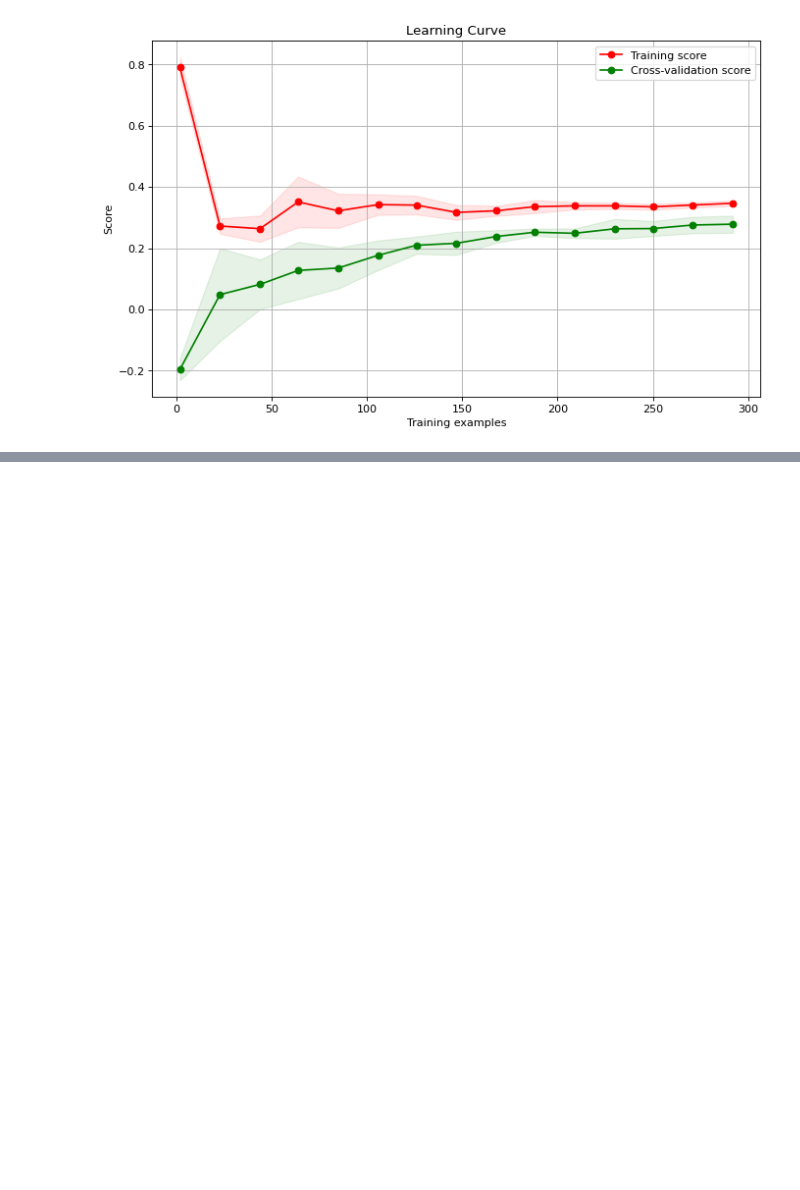
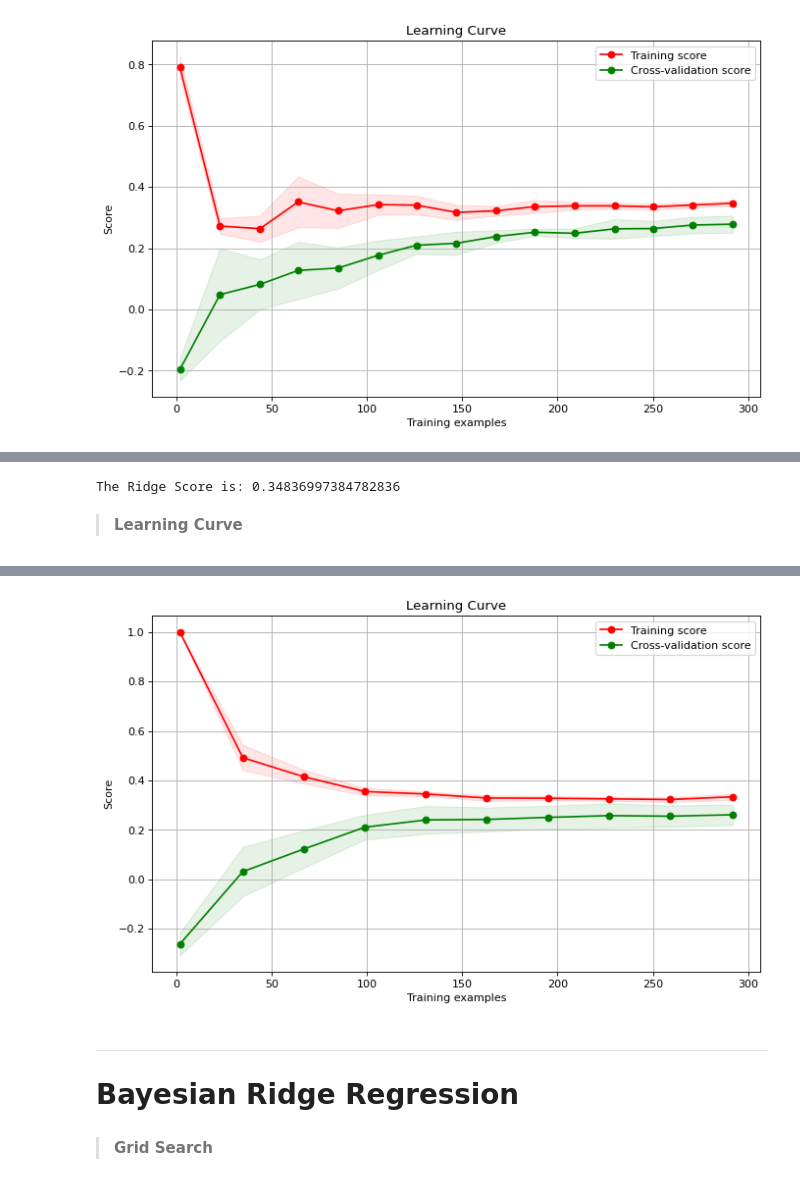
Before and after one commit to Amirosein/Tehran-Air-Quality, a Jupyter notebook: Tehran_AQI.ipynb, the cells around one changed output, grey strips where cells are left out. Saved outputs shown, nothing was run; the diff lists cells and outputs as text; code cells hidden in the pictures; blank space fills up the shorter version.

```diff
--- a/Tehran_AQI.ipynb
+++ b/Tehran_AQI.ipynb
@@ -295,0 +348,18 @@ lrning_crv(estimator, X, Y, train_sizes=np.linspace(0.01,1,15), cv=5)
+# %%
+from sklearn.model_selection import train_test_split
+from sklearn.multioutput import RegressorChain
+import warnings
+warnings.filterwarnings('ignore')
+
+x_train, x_test, y_train, y_test = train_test_split(X, Y, test_size=0.2, random_state=42)
+
+chain = RegressorChain(Ridge(alpha=200, max_iter=100, tol=0.00316, solver='sparse_cg')).fit(x_train, y_train)
+print(f'The Ridge Score is: {chain.score(x_test,y_test)}')
+# %% [output]
+The Ridge Score is: 0.34836997384782836
+# %% [markdown]
+> **Learning Curve**
+# %%
+estimator = RegressorChain(Ridge(alpha=200, max_iter=100, tol=0.00316, solver='sparse_cg'))
+lrning_crv(estimator, X, Y, train_sizes=np.linspace(0.01,1,10), cv=5)
+# %% [output]
@@ -295,0 +367,6 @@ lrning_crv(estimator, X, Y, train_sizes=np.linspace(0.01,1,15), cv=5)
+[figure, added]
+# %% [markdown]
+---
+# Bayesian Ridge Regression
+# %% [markdown]
+> **Grid Search**
```
Also changed, not shown: parts of 43 cells of this notebook.
